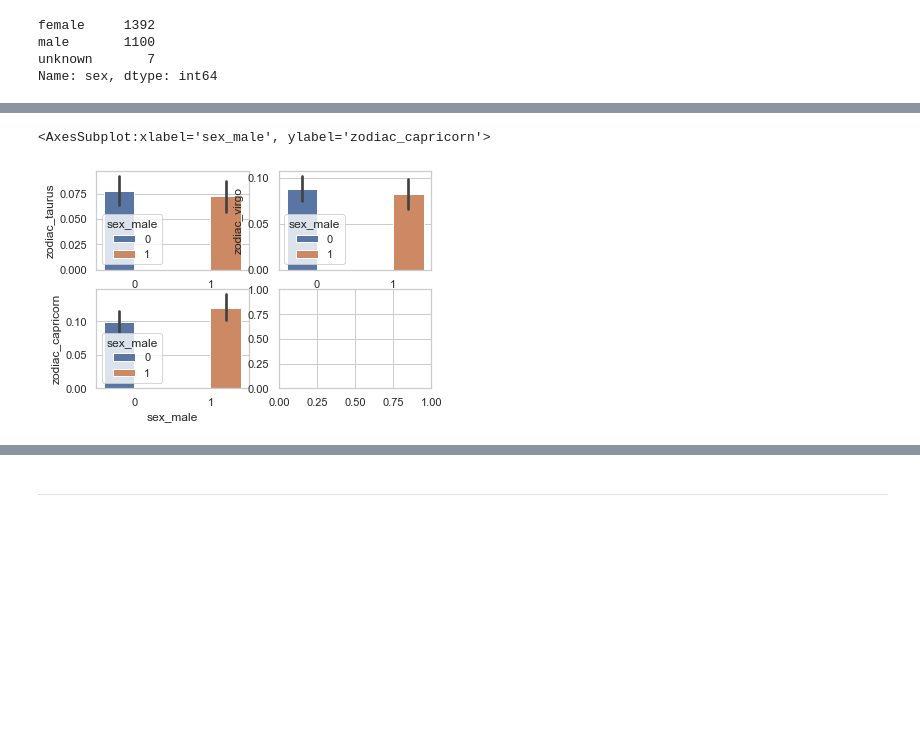
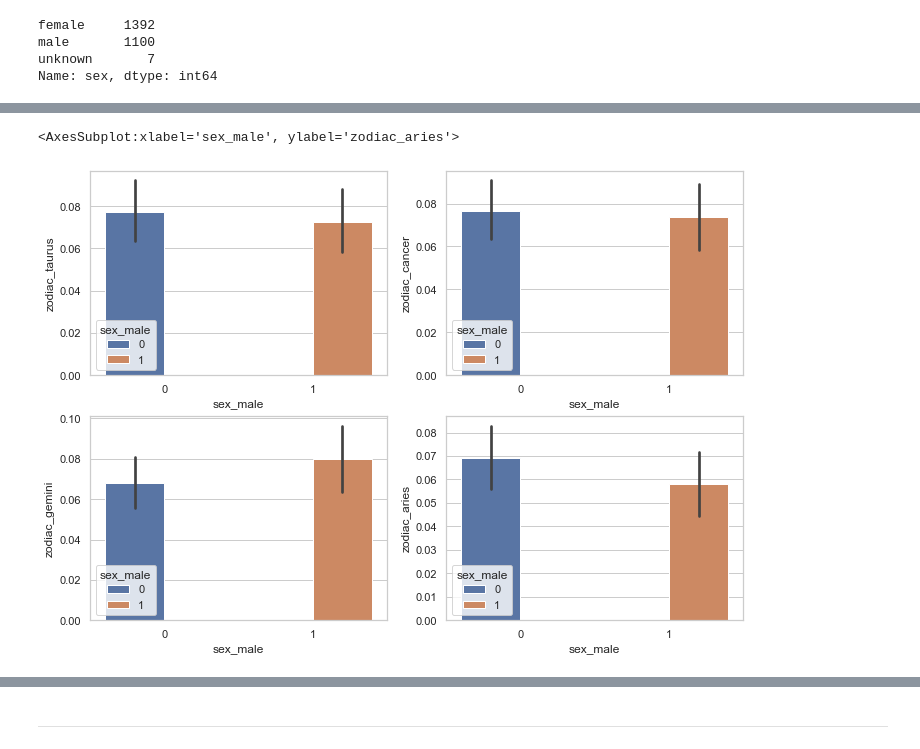
Before and after one commit to jeneyring/GSS_survey, a Jupyter notebook: gss-EDA.ipynb, the cells around one changed output, grey strips where cells are left out. Drawn from its saved outputs; the diff is of its cells as text; code cells hidden in the pictures; blank space fills up the shorter version.

```diff
--- a/gss-EDA.ipynb
+++ b/gss-EDA.ipynb
@@ -452,4 +432,6 @@ sns.barplot(data=train, x= 'sex_male', y = 'zodiac_leo')
 # %%
+sns.set(rc={'figure.figsize':(11.7,8.27)})
+
 sns.barplot(x=train.zodiac.value_counts().index, y=train.zodiac.value_counts())
 # %% [output]
 <AxesSubplot:ylabel='zodiac'>
@@ -496,12 +472,14 @@ sns.barplot(data=train, x='sex_male', y='zodiac_aquarius', ax=axes[1,0], hue="se
 # %%
 #define dimensions of subplots (rows, columns)
 fig, axes = plt.subplots(2, 2)
 sns.set_theme(style="whitegrid")
 
 #create chart in each subplot
+
 sns.barplot(data=train, x='sex_male', y='zodiac_taurus', ax=axes[0,0], hue="sex_male")
-sns.barplot(data=train, x='sex_male', y='zodiac_virgo', ax=axes[0,1], hue="sex_male")
-sns.barplot(data=train, x='sex_male', y='zodiac_capricorn', ax=axes[1,0], hue="sex_male")
+sns.barplot(data=train, x='sex_male', y='zodiac_cancer', ax=axes[0,1], hue="sex_male")
+sns.barplot(data=train, x='sex_male', y='zodiac_gemini', ax=axes[1,0], hue="sex_male")
+sns.barplot(data=train, x='sex_male', y='zodiac_aries', ax=axes[1,1], hue="sex_male")
 # %% [output]
-<AxesSubplot:xlabel='sex_male', ylabel='zodiac_capricorn'>
+<AxesSubplot:xlabel='sex_male', ylabel='zodiac_aries'>
-[figure, old version]
+[figure, new version]
```
Also changed, not shown: parts of 183 cells of this notebook, 3 other files.
